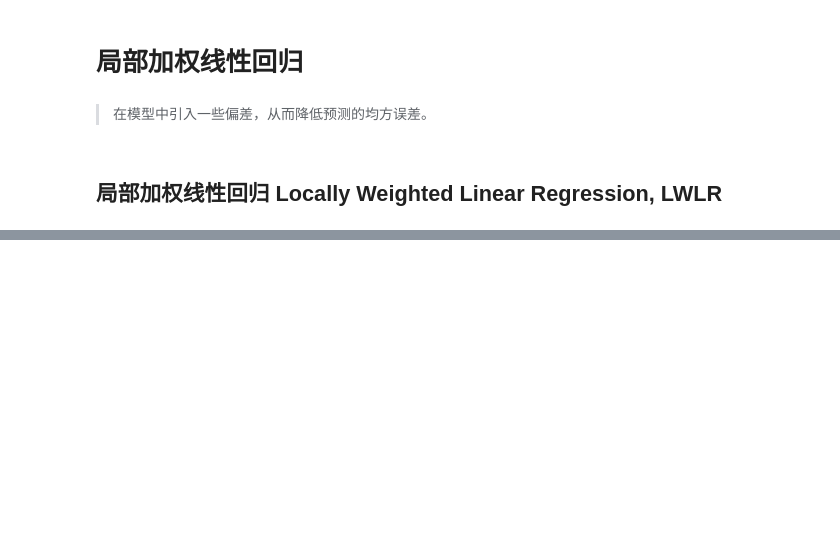
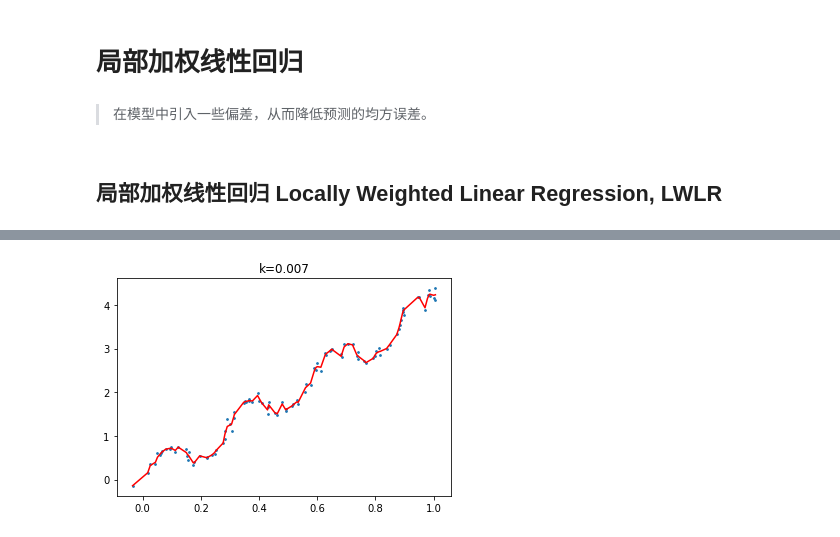
Before and after one commit to DawnEve/ML_MachineLearning, a Jupyter notebook: regression/linear_lm_demo.ipynb, the cells around one changed output, grey strips where cells are left out. Cells and saved outputs as stored; diff of their text form; code cells hidden in the pictures; blank space fills up the shorter version.

```diff
--- a/regression/linear_lm_demo.ipynb
+++ b/regression/linear_lm_demo.ipynb
@@ -125,0 +161,5 @@ array([[1.       , 0.9734068],
+# %%
+# 对所有点估计
+yHat=lwlrTest(dataX, dataX, Y, 0.007)
+print(yHat.shape)
+yHat
@@ -125,0 +190,10 @@ array([[1.       , 0.9734068],
+# %%
+# 排序
+xMat=np.mat(dataX)
+sortInd=xMat[:,0].argsort(0) #返回的是排序序号
+print( sortInd.shape )
+print( sortInd[1:10,] )
+#
+xSort=xMat[sortInd][:,0,:] #这个排序看不懂 //todo
+print( xSort.shape )
+xSort[1:10, :]
@@ -125,0 +244,12 @@ array([[1.       , 0.9734068],
+# %%
+import matplotlib.pyplot as plt
+fig=plt.figure()
+ax=fig.add_subplot(111)
+
+ax.scatter(X, Y, s=3)
+ax.plot(xSort[:,0], yHat[sortInd], c='red')
+#ax.scatter(xMat[:,0].flatten().A[0], np.mat(yHat).T.flatten().A[0], s=2, c='red')
+plt.title('k=0.007')
+plt.show()
+# %% [output]
+[figure, added]
```
Also changed, not shown: parts of 20 cells of this notebook, 3 other files.
